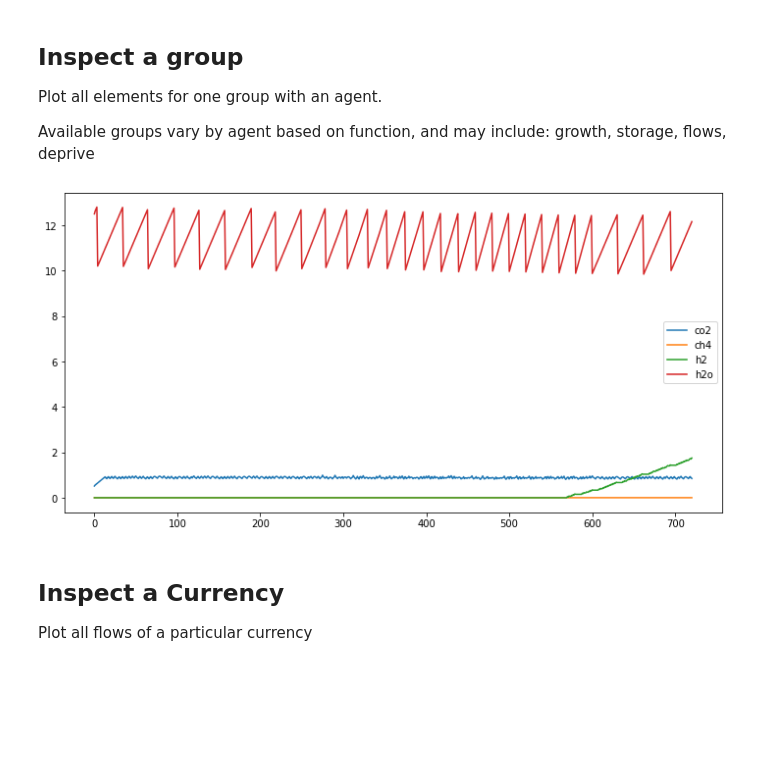
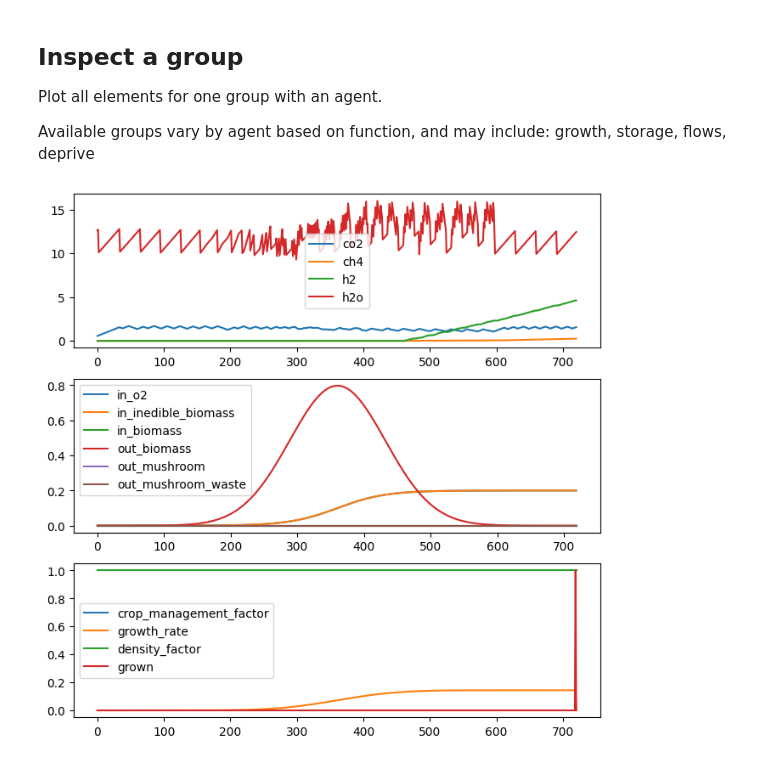
Before and after one commit to overthesun/simoc, a Jupyter notebook: Custom_Agent_Template.ipynb, the cells around one changed output. Saved outputs shown, nothing was run; the diff lists cells and outputs as text; code cells hidden in the pictures; blank space fills up the shorter version.

```diff
--- a/Custom_Agent_Template.ipynb
+++ b/Custom_Agent_Template.ipynb
@@ -242,10 +227,6 @@ agent_conn = [
     }
 ]
 # %%
-import json
-with open('data_files/config_1hrad.json') as f:
-    config = json.load(f)
-
 # Add 10 square meters of mushrooms to the simulation
 config['agents']['mushroom'] = {'amount': 10}
 # Start with 200 kg of inedible_biomass in storage
@@ -255,8 +236,8 @@ from agent_model import AgentModel
 model = AgentModel.from_config(config,
                                data_collection=True,
                                currency_desc=currency_desc,
-                               agent_desc=agent_desc,
-                               connections=agent_conn)
+                               agent_desc=user_agent_desc,
+                               agent_conn=user_agent_conn)
 model.step_to(n_steps=721)  # One past the agent's lifetime
 data = model.get_data(debug=True)
 # %% [markdown]
@@ -265,31 +246,19 @@ Plot all elements for one group with an agent.
 
 Available groups vary by agent based on function, and may include: growth, storage, flows, deprive
 # %%
+from jupyter_scripts import plot_agent
 import matplotlib.pyplot as plt
 
-# A helper function to plot all elements in a group.
-def plot_group(group, exclude=[], i=None, j=None):
-    plt.figure(figsize=(12,6))
-    length = len(next(iter(group.values())))
-    i = i if i else 0
-    j = j if j else length-1
-    steps = [i for i in range(j-i)]
-    for currency, values in group.items():
-        if sum(values) == 0 or currency in exclude:
-            continue
-        plt.plot(steps, values[i:j], label=currency)
-    plt.legend()
-    plt.show()
+fig, axs = plt.subplots(3, 1, figsize=(8, 8))
+
 
 # Uncomment lines below to see the results:
 
-plot_group(data['crew_habitat_small']['storage'], exclude=['n2', 'o2'])
-# plot_group(data['mushroom']['flows'], j=719)
+plot_agent(data, 'crew_habitat_small', 'storage', exclude=['n2', 'o2'], ax=axs[0])
+plot_agent(data, 'mushroom', 'flows', j=719, ax=axs[1])
+plot_agent(data, 'mushroom', 'growth', exclude=['agent_step_num'], ax=axs[2])
+
+# plot_group(data['crew_habitat_small']['storage'], exclude=['n2', 'o2'])
 # plot_group(data['mushroom']['growth'], exclude=['agent_step_num'])
-# print(data.keys())
-# print(data['mushroom'].keys())
 # %% [output]
-[figure, old version]
+[figure, new version]
-# %% [markdown]
-## Inspect a Currency
-Plot all flows of a particular currency
```
Also changed, not shown: parts of 3 cells of this notebook.
